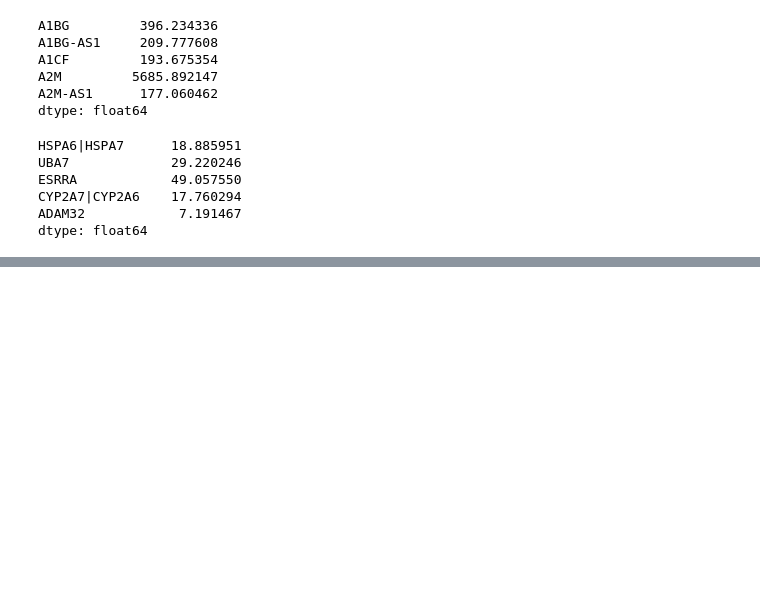
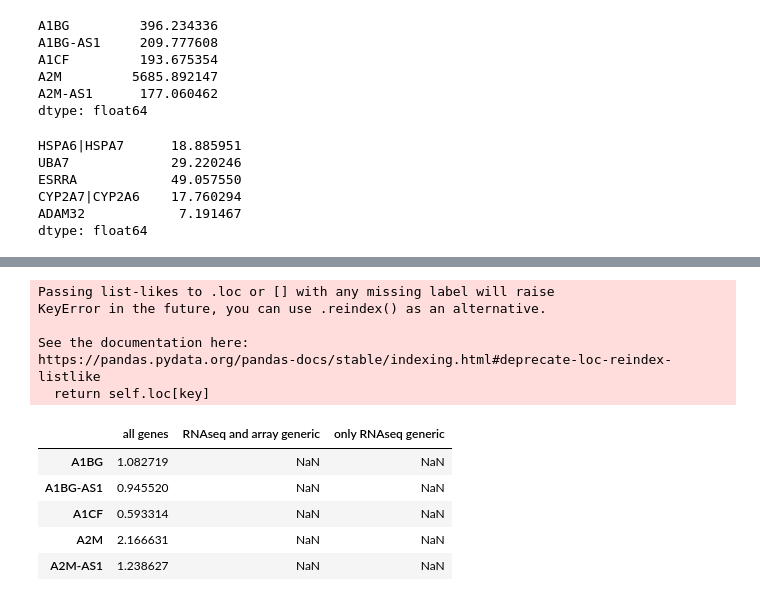
Before and after one commit to greenelab/generic-expression-patterns, a Jupyter notebook: explore_RNAseq_only_generic_genes/1b_expression_analysis_Crow.ipynb, the cells around one changed output, grey strips where cells are left out. Cells and saved outputs as stored; diff of their text form; code cells hidden in the pictures; blank space fills up the shorter version.

```diff
--- a/explore_RNAseq_only_generic_genes/1b_expression_analysis_Crow.ipynb
+++ b/explore_RNAseq_only_generic_genes/1b_expression_analysis_Crow.ipynb
@@ -287,3 +315,28 @@ Text(0.5, 0, 'log10(average expression)')
+# %%
+# Format df for plotting
+crow_expression_mean_toplot = pd.DataFrame(
+    data={
+        "all genes": np.log10(crow_expression_mean),
+        "RNAseq and array generic": np.log10(crow_expression_mean[correlated_genes]),
+        "only RNAseq generic": np.log10(crow_expression_mean[uncorrelated_genes]),
+    }
+)
+
+
+crow_expression_mean_toplot.head()
+# %% [output]
+Passing list-likes to .loc or [] with any missing label will raise
+KeyError in the future, you can use .reindex() as an alternative.
+
+See the documentation here:
+https://pandas.pydata.org/pandas-docs/stable/indexing.html#deprecate-loc-reindex-listlike
+  return self.loc[key]
+|  | all genes | RNAseq and array generic | only RNAseq generic |
+| A1BG | 1.082719 | NaN | NaN |
+| A1BG-AS1 | 0.945520 | NaN | NaN |
+| A1CF | 0.593314 | NaN | NaN |
+| A2M | 2.166631 | NaN | NaN |
+| A2M-AS1 | 1.238627 | NaN | NaN |
 # %%
 # Violin plot of average array expression highlighing uncorrelated genes
 print(
```
Also changed, not shown: parts of 14 cells of this notebook, 6 other files.
